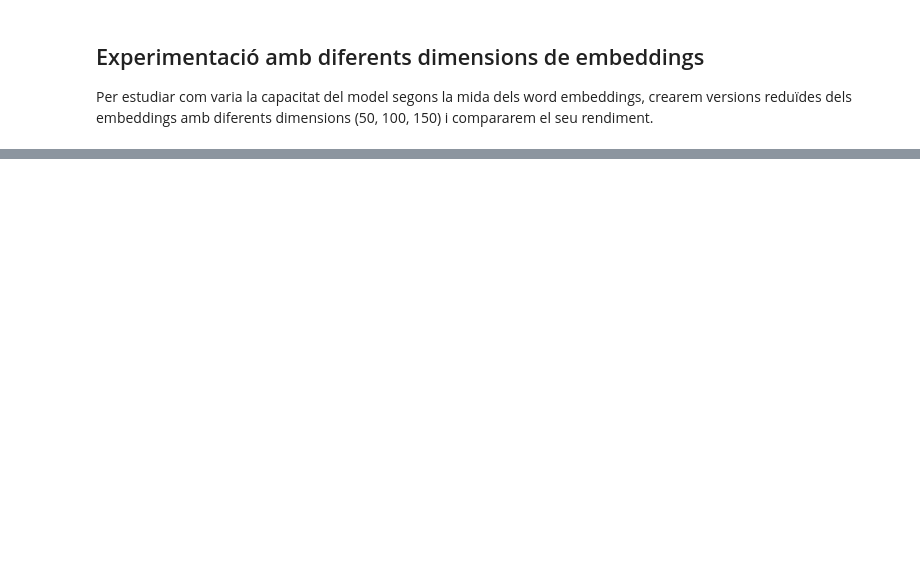
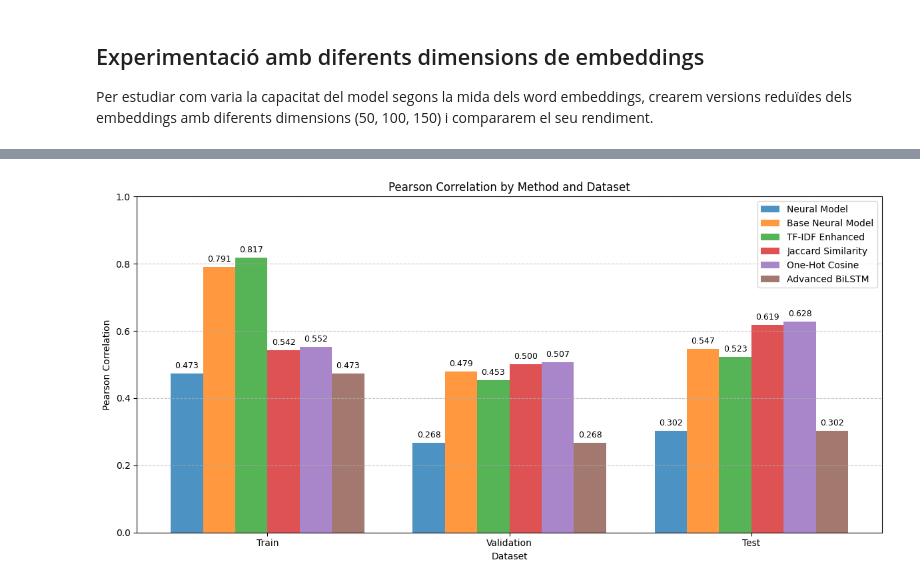
Before and after one commit to TaliaPr/Semantic-Text-Similarity, a Jupyter notebook: sequence_model.ipynb, the cells around one changed output, grey strips where cells are left out. Saved outputs shown, nothing was run; the diff lists cells and outputs as text; code cells hidden in the pictures; blank space fills up the shorter version.

```diff
--- a/sequence_model.ipynb
+++ b/sequence_model.ipynb
@@ -737,0 +598,84 @@ Palabra 'casa' - Vector: [-0.0359 -0.0161 -0.0268  0.0022 -0.0873]... (forma: (1
+# %%
+# Build the advanced BiLSTM model
+advanced_model = build_simplified_advanced_model(
+    pretrained_weights=pretrained_weights,
+    learning_rate=5e-4,
+    rnn_units=128,
+    dropout_rate=0.15
+)
+
+# Train with early stopping and learning rate reduction
+early_stopping = tf.keras.callbacks.EarlyStopping(
+    monitor='val_loss',
+    patience=10,
+    restore_best_weights=True
+)
+
+reduce_lr = tf.keras.callbacks.ReduceLROnPlateau(
+    monitor='val_loss',
+    factor=0.5,
+    patience=5,
+    min_lr=1e-6
+)
+
+history = advanced_model.fit(
+    train_dataset,
+    epochs=num_epochs,
+    validation_data=val_dataset,
+    callbacks=[early_stopping, reduce_lr]
+)
+
+# Evaluate the advanced model
+adv_train_pred = advanced_model.predict(x_train)
+adv_val_pred = advanced_model.predict(x_val)
+adv_test_pred = advanced_model.predict(x_test)
+
+adv_train_corr, _ = pearsonr(adv_train_pred.flatten(), y_train.flatten())
+adv_val_corr, _ = pearsonr(adv_val_pred.flatten(), y_val.flatten())
+adv_test_corr, _ = pearsonr(adv_test_pred.flatten(), y_test.flatten())
+
+print(f"Advanced BiLSTM Model Pearson Correlations:")
+print(f"Training: {adv_train_corr:.4f}")
+print(f"Validation: {adv_val_corr:.4f}")
+print(f"Test: {adv_test_corr:.4f}")
+
+# Update the methods comparison to include the advanced model
+methods_comparison['Advanced BiLSTM'] = {
+    'Train': adv_train_corr,
+    'Validation': adv_val_corr,
+    'Test': adv_test_corr
+}
+
+# Visualize the final comparison of all methods
+visualize_pearson_correlations(
+    model=advanced_model,
+    x_train=x_train,
+    y_train=y_train,
+    x_val=x_val,
+    y_val=y_val,
+    x_test=x_test,
+    y_test=y_test,
+    baseline_methods=methods_comparison
+)
+
+# Visualize the training history
+plt.figure(figsize=(12, 4))
+plt.subplot(1, 2, 1)
+plt.plot(history.history['loss'])
+plt.plot(history.history['val_loss'])
+plt.title('Model Loss')
+plt.ylabel('Loss')
+plt.xlabel('Epoch')
+plt.legend(['Train', 'Validation'], loc='upper right')
+
+plt.subplot(1, 2, 2)
+plt.plot(history.history['mae'])
+plt.plot(history.history['val_mae'])
+plt.title('Model MAE')
+plt.ylabel('MAE')
+plt.xlabel('Epoch')
+plt.legend(['Train', 'Validation'], loc='upper right')
+
+plt.tight_layout()
+plt.show()
+# %% [output]
@@ -737,0 +700 @@ Palabra 'casa' - Vector: [-0.0359 -0.0161 -0.0268  0.0022 -0.0873]... (forma: (1
+[figure, added]
```
Also changed, not shown: parts of 32 cells of this notebook, 4 other files.
